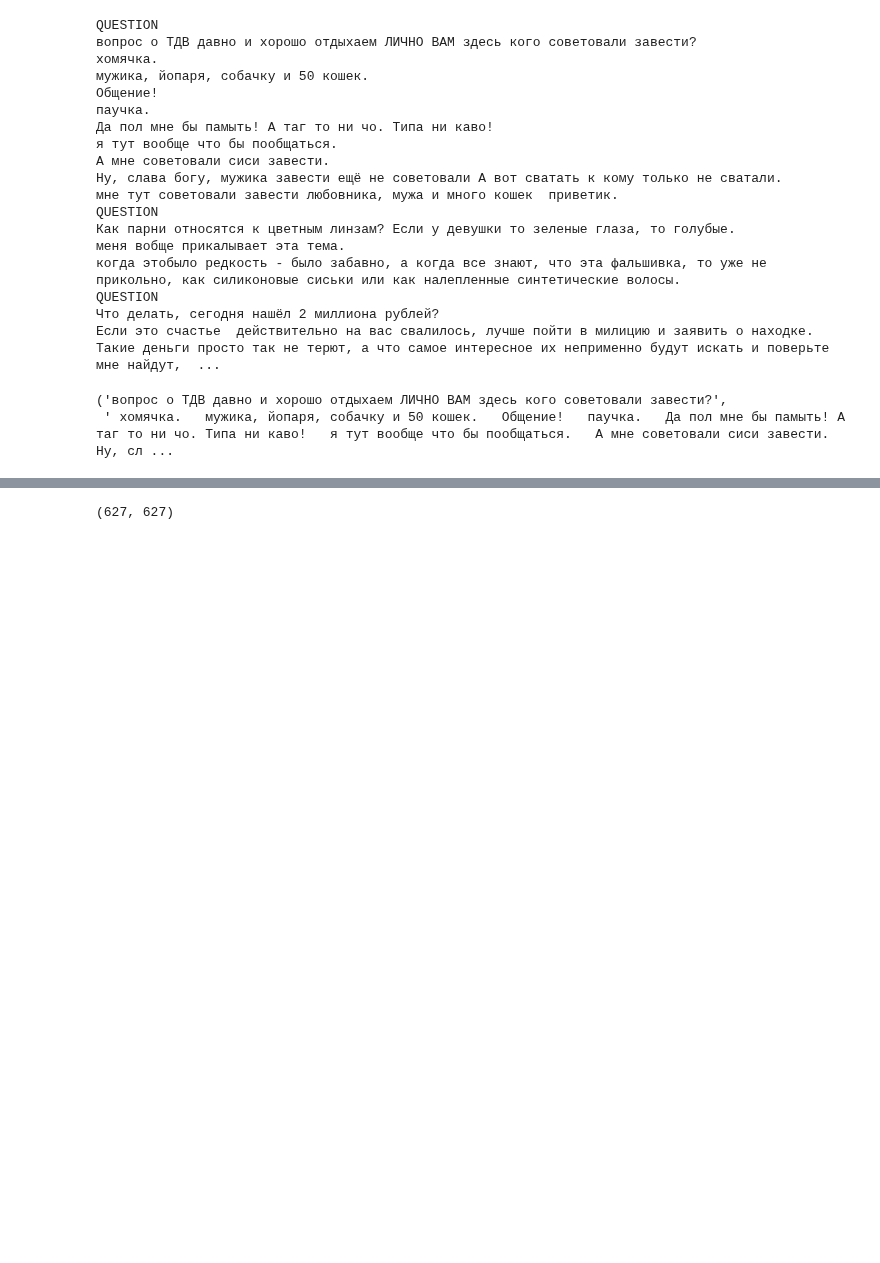
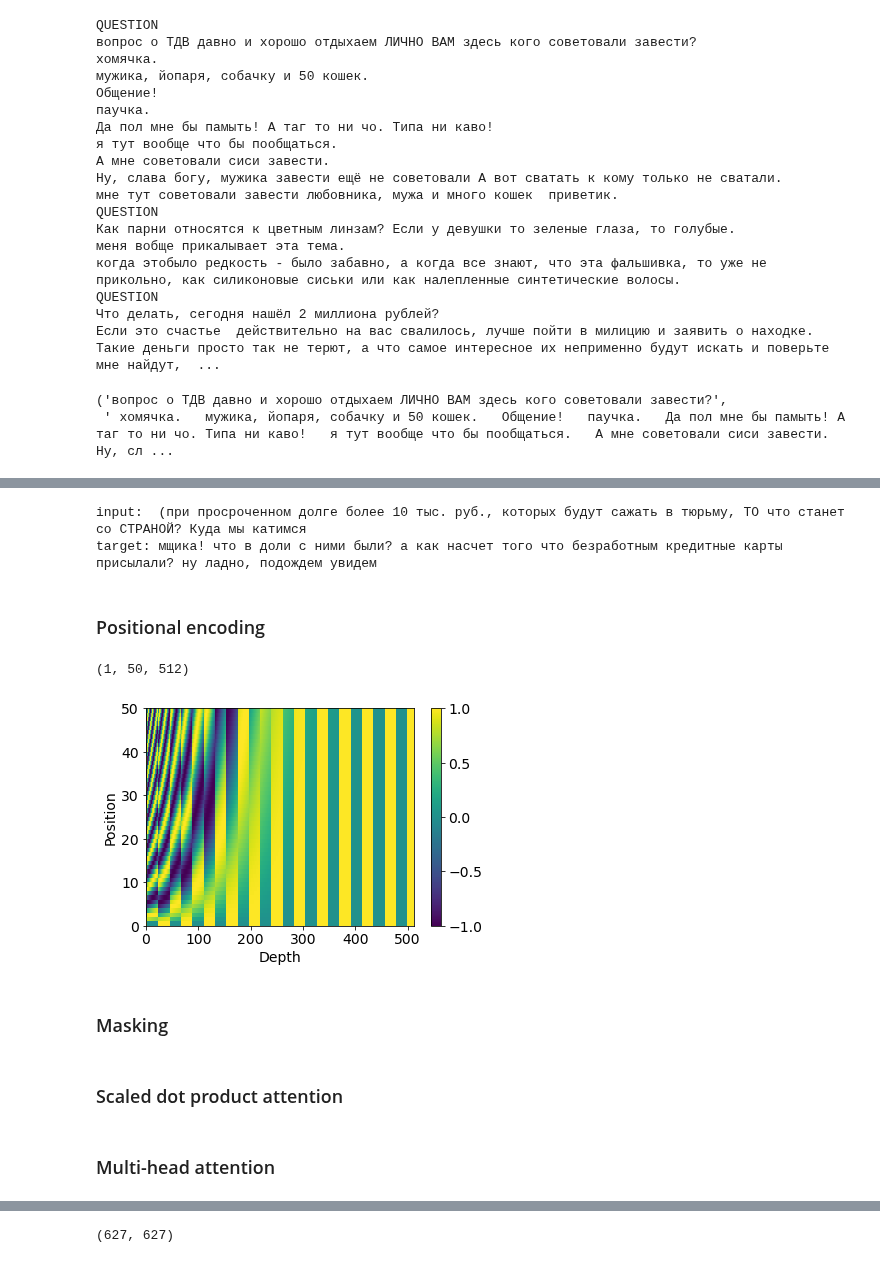
Before and after one commit to Miillya/Geekbrains, a Jupyter notebook: Introduction_to_NLP/course_project/seq2seq.ipynb, the cells around one changed output, grey strips where cells are left out. Saved outputs shown, nothing was run; the diff lists cells and outputs as text; code cells hidden in the pictures; blank space fills up the shorter version.

```diff
--- a/Introduction_to_NLP/course_project/seq2seq.ipynb
+++ b/Introduction_to_NLP/course_project/seq2seq.ipynb
@@ -133,0 +223,40 @@ df.head()
+# %%
+for inp, tar in dataset.take(1):
+    print('input: ' + tokenizer_en.decode(inp[0][1:-2]))
+    print('target: ' + tokenizer_en.decode(tar[0][1:-2]))
+# %% [output]
+input:  (при просроченном долге более 10 тыс. руб., которых будут сажать в тюрьму, ТО что станет со СТРАНОЙ? Куда мы катимся
+target: мщика! что в доли с ними были? а как насчет того что безработным кредитные карты присылали? ну ладно, подождем увидем
+# %% [markdown]
+### Positional encoding
+# %%
+def get_angles(pos, i, d_model):
+    angle_rates = pos * (1 / np.power(10_000, (2 * (i // 2)) / np.float32(d_model)))
+    return angle_rates
+
+def positional_encoding(position, d_model):
+    angle_rads = get_angles(
+        np.arange(position)[:, np.newaxis],
+        np.arange(d_model)[np.newaxis, :],
+        d_model
+    )
+    angle_rads[:, 0::2] = np.sin(angle_rads[:, 0::2])
+    angle_rads[:, 1::2] = np.cos(angle_rads[:, 1::2])
+
+    pos_encoding = angle_rads[np.newaxis, ...]
+    pos_encoding = tf.cast(pos_encoding, dtype=tf.float32)
+    return pos_encoding
+# %%
+pos_encoding = positional_encoding(50, 512)
+print(pos_encoding.shape)
+
+plt.pcolormesh(pos_encoding[0])
+plt.xlabel('Depth')
+plt.ylabel('Position')
+plt.colorbar()
+plt.show()
+# %% [output]
+(1, 50, 512)
+[figure, added]
+# %% [markdown]
+### Masking
@@ -133,0 +281,2 @@ df.head()
+# %% [markdown]
+### Scaled dot product attention
@@ -133,0 +298,2 @@ df.head()
+# %% [markdown]
+### Multi-head attention
```
Also changed, not shown: parts of 63 cells of this notebook, 1 other file.
